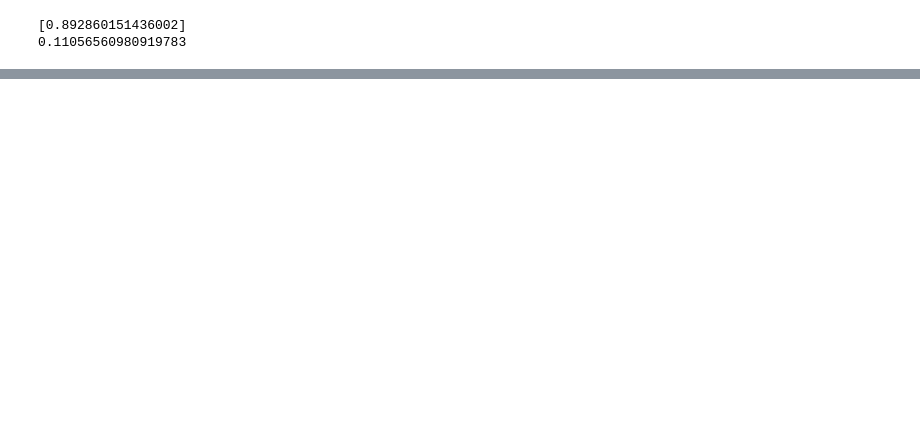
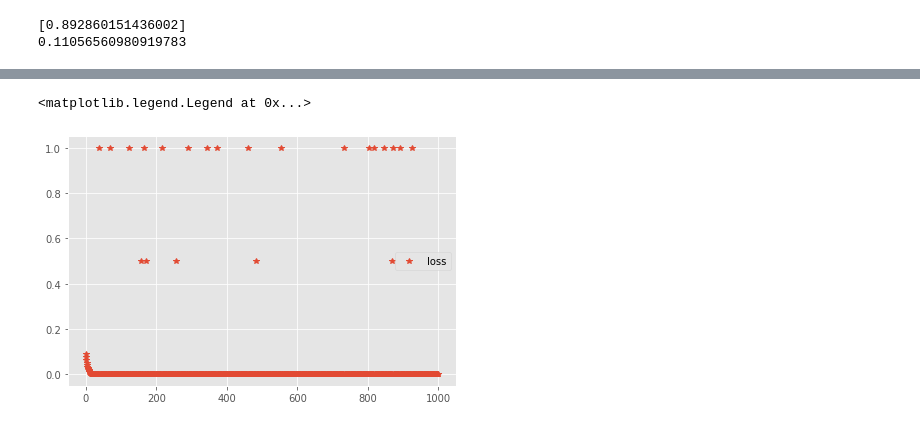
Before and after one commit to kareem1925/Ismailia-school-of-AI, a Jupyter notebook: machine learning for classifying quantum states/Qiskit code for learning Q states.ipynb, the cells around one changed output, grey strips where cells are left out. Cells and saved outputs as stored; diff of their text form; code cells hidden in the pictures; blank space fills up the shorter version.

```diff
--- a/machine learning for classifying quantum states/Qiskit code for learning Q states.ipynb
+++ b/machine learning for classifying quantum states/Qiskit code for learning Q states.ipynb
@@ -176,0 +212,45 @@ Iteration: 503  | Energy: 2.220446049250313e-16
+# %%
+def gradient(params):
+    g = np.zeros(len(params))
+
+    for id,i in enumerate(params):
+
+      f1 = cost([i+(np.pi/2)])
+      f2 = cost([i-(np.pi/2)])
+      g[id] = (f1-f2)/2
+
+    return g
+# %%
+def optimize(params,lr):
+    """
+
+    this fucntion controls SGD by computing the gradients and updating the weights
+
+    """
+    g = gradient(params)
+
+    new_weights = params - (lr*g)
+
+    return new_weights
+# %%
+
+epochs = 1000
+params = init_params
+loss = np.inf
+hist = []
+
+for it in range(epochs):
+  params = optimize(params,lr=0.2)
+  temp = cost(params)
+  if temp < loss:
+    best = params
+    loss = temp
+  hist.append(temp)
+  print(temp)
+# %%
+plt.plot(hist,"*", label="loss")
+plt.tight_layout()
+plt.legend()
+# %% [output]
+<matplotlib.legend.Legend at 0x...>
+[figure, added]
```
Also changed, not shown: parts of 19 cells of this notebook.
